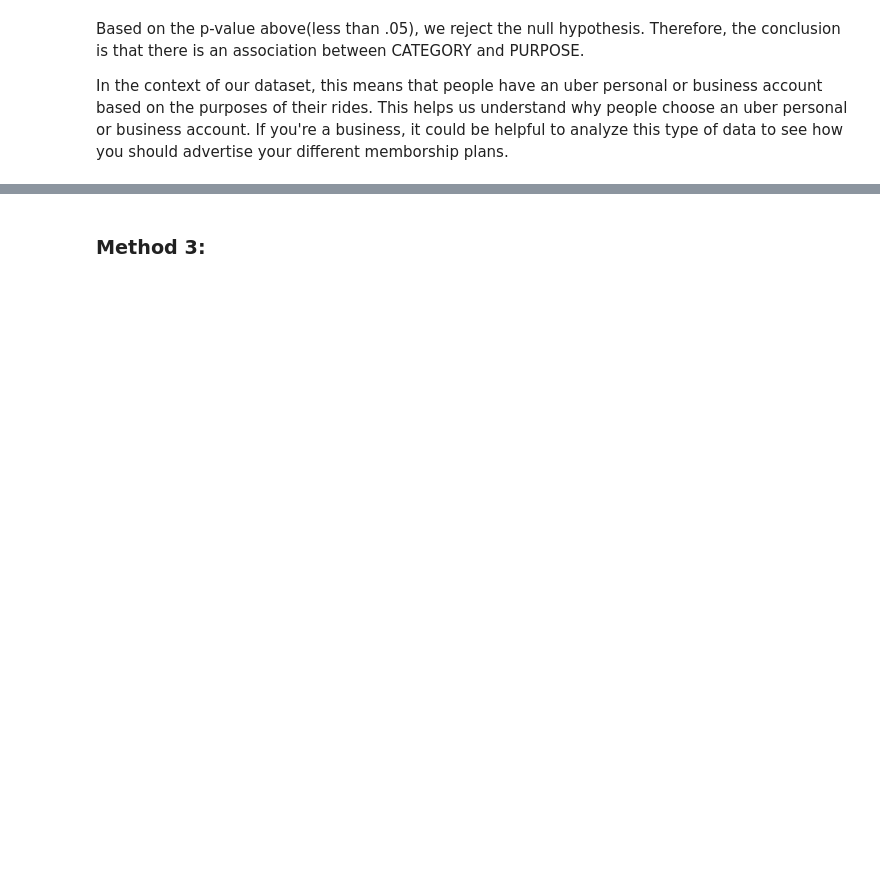
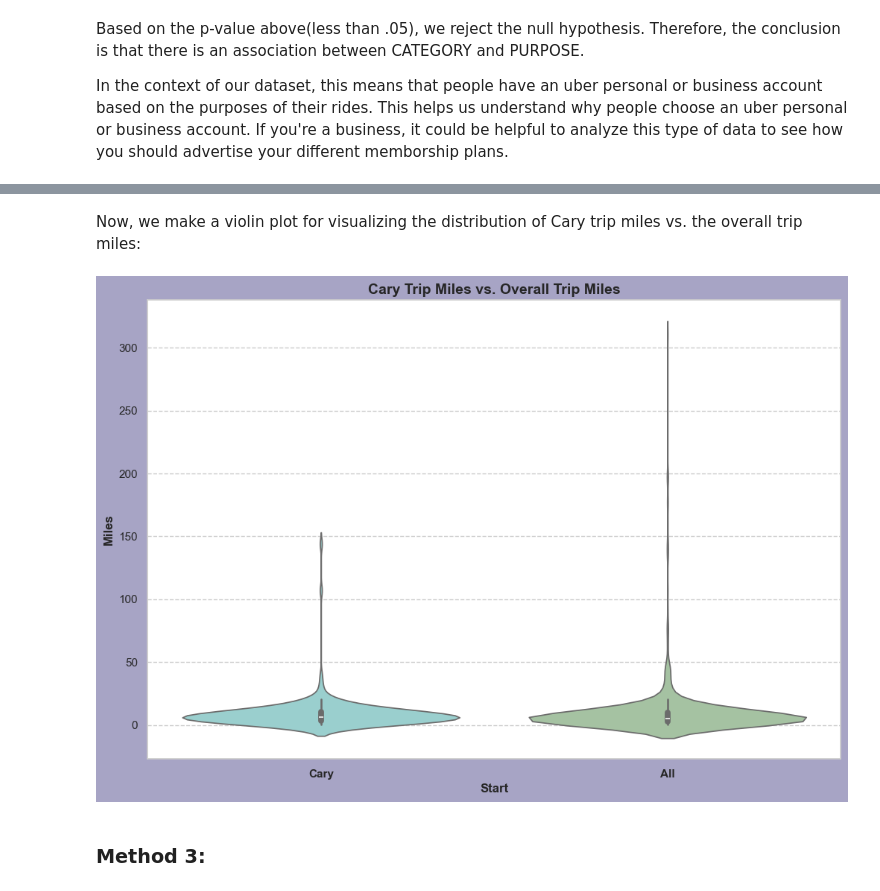
Before and after one commit to ethanzhanggg/CMSC320-Final-Project, a Jupyter notebook: tutorial.ipynb, the cells around one changed output, grey strips where cells are left out. Drawn from its saved outputs; the diff is of its cells as text; code cells hidden in the pictures; blank space fills up the shorter version.

```diff
--- a/tutorial.ipynb
+++ b/tutorial.ipynb
@@ -182,0 +208,10 @@ In the context of our dataset, this means that people have an uber personal or b
+# %%
+from scipy.stats import ttest_1samp
+
+cary_data = uber_data[uber_data['START'] == 'Cary']
+
+pop_mean = uber_data['MILES'].mean()
+
+t_stat, p_value = ttest_1samp(cary_data['MILES'], pop_mean)
+
+print("P-value: ", p_value)
@@ -183,2 +224,23 @@ In the context of our dataset, this means that people have an uber personal or b
+# %% [markdown]
+Now, we make a violin plot for visualizing the distribution of Cary trip miles vs. the overall trip miles:
+# %%
+cary_miles = cary_data['MILES']
+overall_miles = uber_data['MILES']
+
+plt.figure(figsize=(12, 8),facecolor='#a7a4c5')
+sns.violinplot(x = ['Cary'] * len(cary_miles) + ['All'] * len(overall_miles),
+               y = cary_miles.tolist() + overall_miles.tolist(),
+               hue=['Cary'] * len(cary_miles) + ['All'] * len(overall_miles),
+               palette={'Cary': '#91d8d7', 'All': '#a1c79d'}, legend=False)
+
+plt.title('Cary Trip Miles vs. Overall Trip Miles', fontsize=14, fontweight='bold')
+plt.grid(True, axis='y', linestyle='--')
+plt.xticks(fontsize=11, fontweight='bold')
+
+plt.xlabel('Start', fontsize=12, fontweight='bold')
+plt.ylabel('Miles', fontsize=12, fontweight='bold')
+plt.show()
+# %% [output]
+[figure, added]
 # %% [markdown]
 ### Method 3:
```
Also changed, not shown: parts of 7 cells of this notebook.
